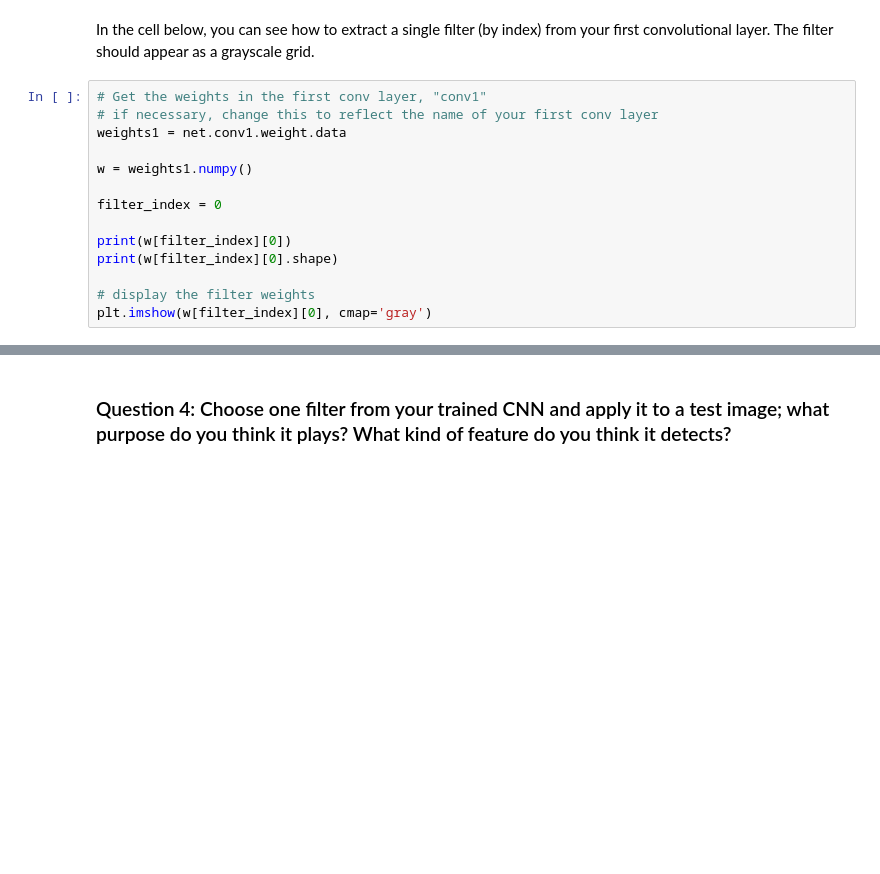
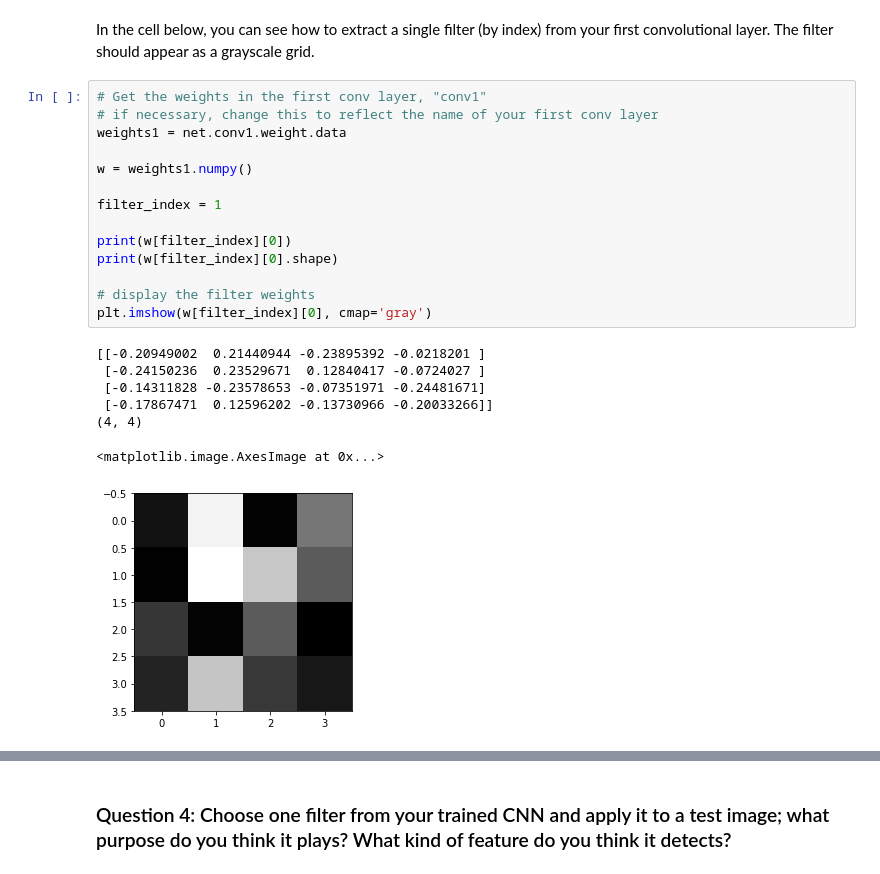
Before and after one commit to qchaldemer/facial_keypoint_detection, a Jupyter notebook: 2. Define the Network Architecture.ipynb, the cells around one changed output, grey strips where cells are left out. Saved outputs shown, nothing was run; the diff lists cells and outputs as text; blank space fills up the shorter version.

```diff
--- a/2. Define the Network Architecture.ipynb
+++ b/2. Define the Network Architecture.ipynb
@@ -456,17 +525,25 @@ In the cell below, you can see how to extract a single filter (by index) from yo
 # %%
 # Get the weights in the first conv layer, "conv1"
 # if necessary, change this to reflect the name of your first conv layer
 weights1 = net.conv1.weight.data
 
 w = weights1.numpy()
 
-filter_index = 0
+filter_index = 1
 
 print(w[filter_index][0])
 print(w[filter_index][0].shape)
 
 # display the filter weights
 plt.imshow(w[filter_index][0], cmap='gray')
+# %% [output]
+[[-0.20949002  0.21440944 -0.23895392 -0.0218201 ]
+ [-0.24150236  0.23529671  0.12840417 -0.0724027 ]
+ [-0.14311828 -0.23578653 -0.07351971 -0.24481671]
+ [-0.17867471  0.12596202 -0.13730966 -0.20033266]]
+(4, 4)
+<matplotlib.image.AxesImage at 0x...>
+[figure, added]
 # %% [markdown]
 ## Feature maps
 
```
Also changed, not shown: parts of 23 cells of this notebook, 1 other file.
